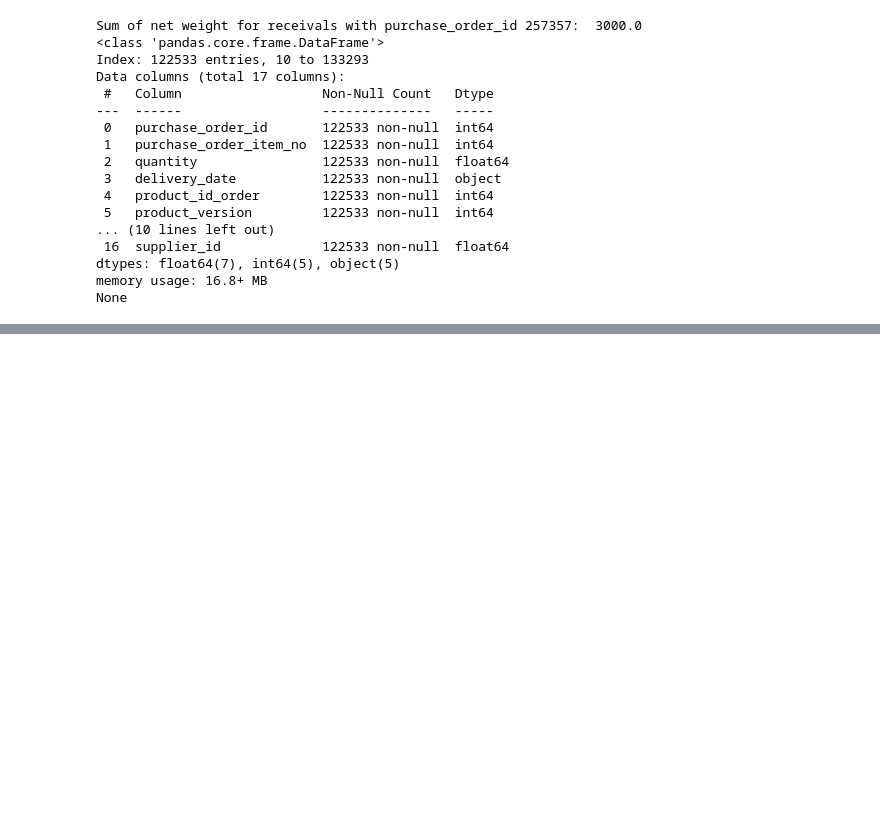
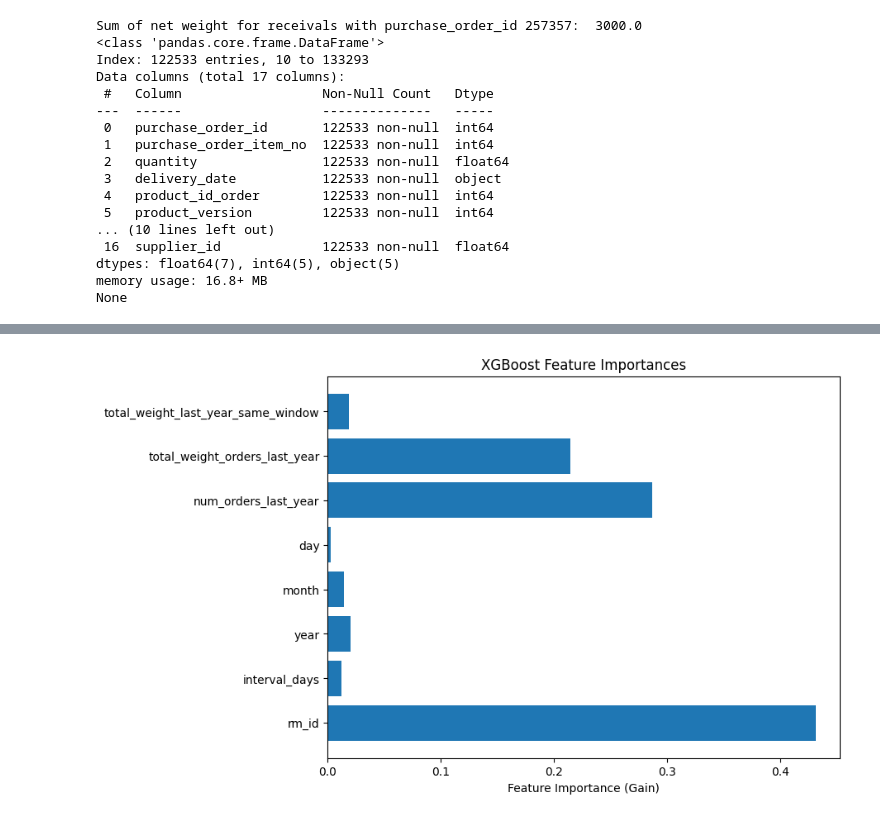
Before and after one commit to ChristianFredrikJohnsen/TDT4173-ModernML, a Jupyter notebook: christian/basic_xgboost.ipynb, the cells around one changed output, grey strips where cells are left out. Drawn from its saved outputs; the diff is of its cells as text; code cells hidden in the pictures; blank space fills up the shorter version.

Commit message:
feat: add `total_weight_same_window_last_year` feature
Addtionally add model interpretation code.
Apparently this latest feature doesn't matter much.

```diff
--- a/christian/basic_xgboost.ipynb
+++ b/christian/basic_xgboost.ipynb
@@ -164,0 +228,15 @@ print(train_df.shape)
+# %%
+# df1 = pd.read_csv('christian/csv/christian_train2019_2020_df.csv')
+# df2 = pd.read_csv('christian/csv/christian_train2021_2022_df.csv')
+# df3 = pd.read_csv('christian/csv/christian_train2022_2023june15_df.csv')
+# df4 = pd.read_csv('christian/csv/christian_train2023_df.csv')
+# df5 = pd.read_csv('christian/csv/christian_train2024_april_october1and17_df.csv')
+# df6 = pd.read_csv('christian/csv/christian_train2024_df.csv')
+
+# train_df = pd.concat([df1, df2, df3, df4, df5, df6], ignore_index=True)
+# train_df.rename(columns={'day_of_week': 'day'}, inplace=True)
+# train_df.to_csv('christian/csv/christian_train_df.csv', index=False)
+
+train_df = pd.read_csv('christian/csv/christian_train_lastyearwindow_df.csv')
+train_df['rm_id'] = train_df['rm_id'].astype('category')
+print(train_df.info())
@@ -169,7 +283,7 @@ y = train_df['target']
 import xgboost as xgb
 
 model = xgb.XGBRegressor(
-    n_estimators=3500,
+    n_estimators=500,
     learning_rate=0.01,
     max_depth=8,
     min_child_weight=6,
@@ -182,6 +296,8 @@ model = xgb.XGBRegressor(
     n_jobs=-1,
     objective='reg:quantileerror',
     quantile_alpha=0.2,
+    base_score=0.0,
+    enable_categorical=True,
     device="cuda"
 )
 
@@ -289,0 +445,18 @@ print(agg_df.head(20))
+# %%
+import matplotlib.pyplot as plt
+import xgboost as xgb
+
+# Assuming 'model' is your fitted XGBRegressor and X is your feature DataFrame
+
+# Get feature importances (Gain - the default importance in XGBoost)
+importances = model.feature_importances_
+features = X.columns
+
+# Plot
+plt.figure(figsize=(8,6))
+plt.barh(features, importances)
+plt.xlabel("Feature Importance (Gain)")
+plt.title("XGBoost Feature Importances")
+plt.show()
+# %% [output]
+[figure, added]
```
Also changed, not shown: parts of 19 cells of this notebook.
